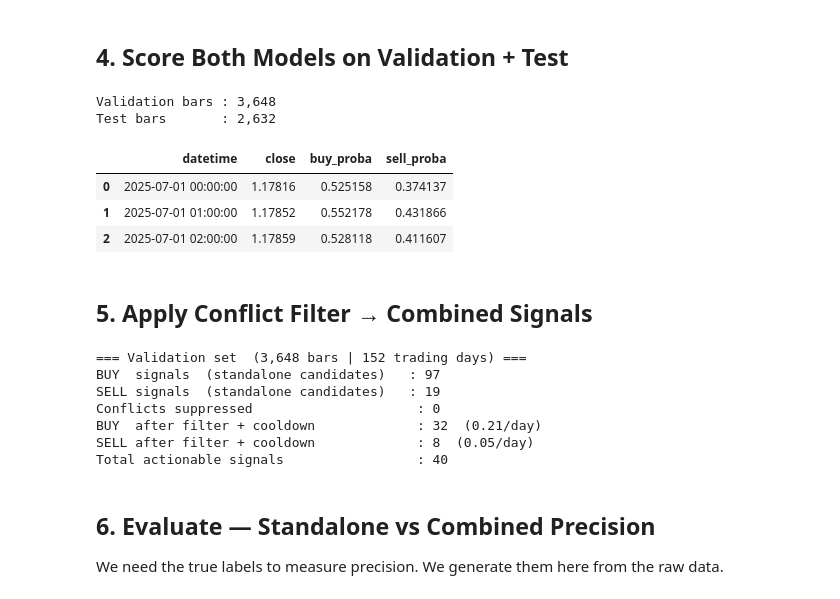
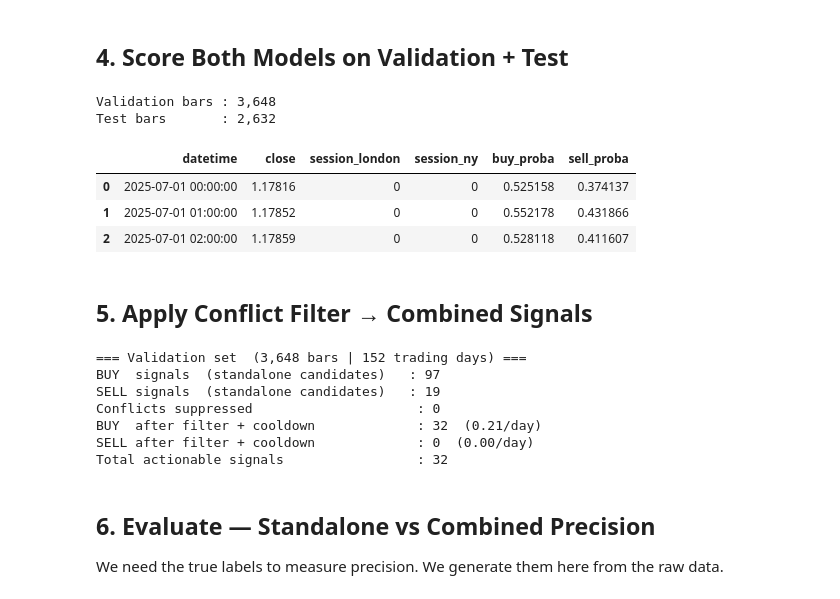
Before and after one commit to dfsosa83/fx-prival, a Jupyter notebook: ml-signal-service/notebooks/eurusd/signal_combiner.ipynb, the cells around one changed output. Cells and saved outputs as stored; diff of their text form; code cells hidden in the pictures.

```diff
--- a/ml-signal-service/notebooks/eurusd/signal_combiner.ipynb
+++ b/ml-signal-service/notebooks/eurusd/signal_combiner.ipynb
@@ -234,48 +244,53 @@ Feature matrix: (46336, 82)
 def score_split(df_feat: pd.DataFrame, start: str, end: str) -> pd.DataFrame:
     """
     Slice a date range from df_features, run both models, return a combined dataframe.
     Each row has: datetime, close, buy_proba, sell_proba.
     """
     mask = (df_feat["datetime"] >= start) & (df_feat["datetime"] <= end)
     df   = df_feat[mask].copy().reset_index(drop=True)
 
     # Score with each model using its own feature subset
     X_buy  = df[buy_bundle["features"]].fillna(0)
     X_sell = df[sell_bundle["features"]].fillna(0)
 
     buy_proba  = buy_bundle["model"].predict_proba(X_buy)[:, 1]
     sell_proba = sell_bundle["model"].predict_proba(X_sell)[:, 1]
 
-    result = df[["datetime", "close"]].copy()
+    session_cols = ["session_london", "session_ny"]
+    result = df[["datetime", "close"] + session_cols].copy()
     result["buy_proba"]  = buy_proba
     result["sell_proba"] = sell_proba
     return result
 
 
 # Score validation and test sets
 val_scores  = score_split(df_features, VAL_START, VAL_END)
 test_scores = score_split(df_features, TEST_START, "2099-12-31")
 
 print(f"Validation bars : {len(val_scores):,}")
 print(f"Test bars       : {len(test_scores):,}")
 val_scores.head(3)
 # %% [output]
 Validation bars : 3,648
 Test bars       : 2,632
-|  | datetime | close | buy_proba | sell_proba |
-| 0 | 2025-07-01 00:00:00 | 1.17816 | 0.525158 | 0.374137 |
-| 1 | 2025-07-01 01:00:00 | 1.17852 | 0.552178 | 0.431866 |
-| 2 | 2025-07-01 02:00:00 | 1.17859 | 0.528118 | 0.411607 |
+|  | datetime | close | session_london | session_ny | buy_proba | sell_proba |
+| 0 | 2025-07-01 00:00:00 | 1.17816 | 0 | 0 | 0.525158 | 0.374137 |
+| 1 | 2025-07-01 01:00:00 | 1.17852 | 0 | 0 | 0.552178 | 0.431866 |
+| 2 | 2025-07-01 02:00:00 | 1.17859 | 0 | 0 | 0.528118 | 0.411607 |
 # %% [markdown]
 ## 5. Apply Conflict Filter → Combined Signals
 # %%
 def apply_conflict_filter(scores: pd.DataFrame,
                           buy_thr: float, sell_thr: float,
-                          cross_filter: float) -> pd.DataFrame:
+                          cross_filter: float,
+                          buy_only: bool = False,
+                          session_filter: bool = False) -> pd.DataFrame:
     """
     Apply decision logic to a dataframe of buy_proba / sell_proba.
 
     Decision rules:
+      - When buy_only=True: SELL lane disabled entirely; only BUY signals fire.
+      - When session_filter=True: signals gated to London+NY sessions only.
       - CONFLICT   : buy_proba >= buy_thr  AND sell_proba >= sell_thr  -> no trade
       - BUY signal : buy_proba >= buy_thr  AND sell_proba <  cross_filter
       - SELL signal: sell_proba >= sell_thr AND buy_proba  <  cross_filter
@@ -283,19 +298,30 @@ def apply_conflict_filter(scores: pd.DataFrame,
     """
     df = scores.copy()
 
-    buy_candidate  = df["buy_proba"]  >= buy_thr
-    sell_candidate = df["sell_proba"] >= sell_thr
+    buy_candidate = df["buy_proba"] >= buy_thr
 
-    df["conflict"]    = (buy_candidate & sell_candidate).astype(int)
-    df["buy_signal"]  = (buy_candidate  & (df["sell_proba"] < cross_filter)).astype(int)
-    df["sell_signal"] = (sell_candidate & (df["buy_proba"]  < cross_filter)).astype(int)
+    if not buy_only:
+        sell_candidate = df["sell_proba"] >= sell_thr
+        df["conflict"] = (buy_candidate & sell_candidate).astype(int)
+        df["buy_signal"] = (buy_candidate & (df["sell_proba"] < cross_filter)).astype(int)
+        df["sell_signal"] = (sell_candidate & (df["buy_proba"] < cross_filter)).astype(int)
+        df.loc[df["conflict"] == 1, ["buy_signal", "sell_signal"]] = 0
+    else:
+        df["conflict"] = 0
+        df["buy_signal"] = (buy_candidate & (df["sell_proba"] < cross_filter)).astype(int)
+        df["sell_signal"] = 0
 
-    df.loc[df["conflict"] == 1, ["buy_signal", "sell_signal"]] = 0
+    # Session filter: suppress signals outside London/NY
+    if session_filter:
+        in_session = (df["session_london"] == 1) | (df["session_ny"] == 1)
+        df["buy_signal"]  = df["buy_signal"]  & in_session
+        df["sell_signal"] = df["sell_signal"] & in_session
 
     df["direction"] = "neutral"
-    df.loc[df["buy_signal"]  == 1, "direction"] = "buy"
-    df.loc[df["sell_signal"] == 1, "direction"] = "sell"
-    df.loc[df["conflict"]    == 1, "direction"] = "conflict"
+    df.loc[df["buy_signal"] == 1, "direction"] = "buy"
+    if not buy_only:
+        df.loc[df["sell_signal"] == 1, "direction"] = "sell"
+    df.loc[df["conflict"] == 1, "direction"] = "conflict"
 
     return df
 
@@ -336,7 +362,8 @@ def apply_cooldown(df: pd.DataFrame, cooldown_bars: int) -> pd.DataFrame:
 
 # Apply conflict filter + cooldown to validation set
 val_combined = apply_conflict_filter(
-    val_scores, BUY_THRESHOLD, SELL_THRESHOLD, CROSS_FILTER
+    val_scores, BUY_THRESHOLD, SELL_THRESHOLD, CROSS_FILTER,
+    buy_only=BUY_ONLY
 )
 val_combined = apply_cooldown(val_combined, COOLDOWN_BARS)
 
@@ -354,8 +381,8 @@ BUY  signals  (standalone candidates)   : 97
 SELL signals  (standalone candidates)   : 19
 Conflicts suppressed                     : 0
 BUY  after filter + cooldown             : 32  (0.21/day)
-SELL after filter + cooldown             : 8  (0.05/day)
-Total actionable signals                 : 40
+SELL after filter + cooldown             : 0  (0.00/day)
+Total actionable signals                 : 32
 # %% [markdown]
 ## 6. Evaluate — Standalone vs Combined Precision
 
```
Also changed, not shown: parts of 11 cells of this notebook, 12 other files.
